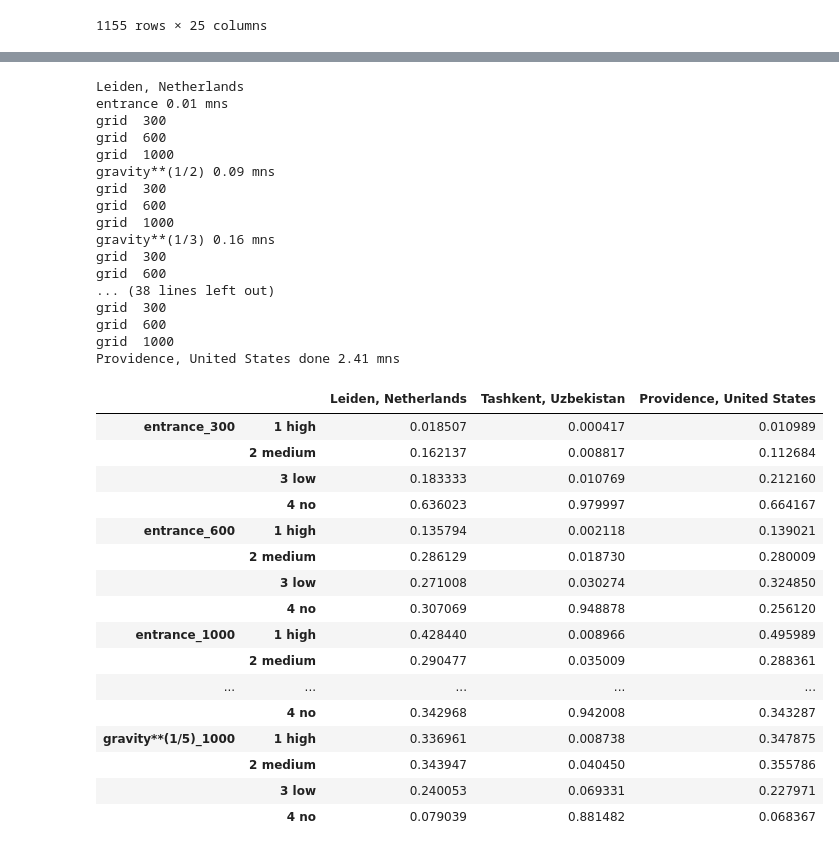
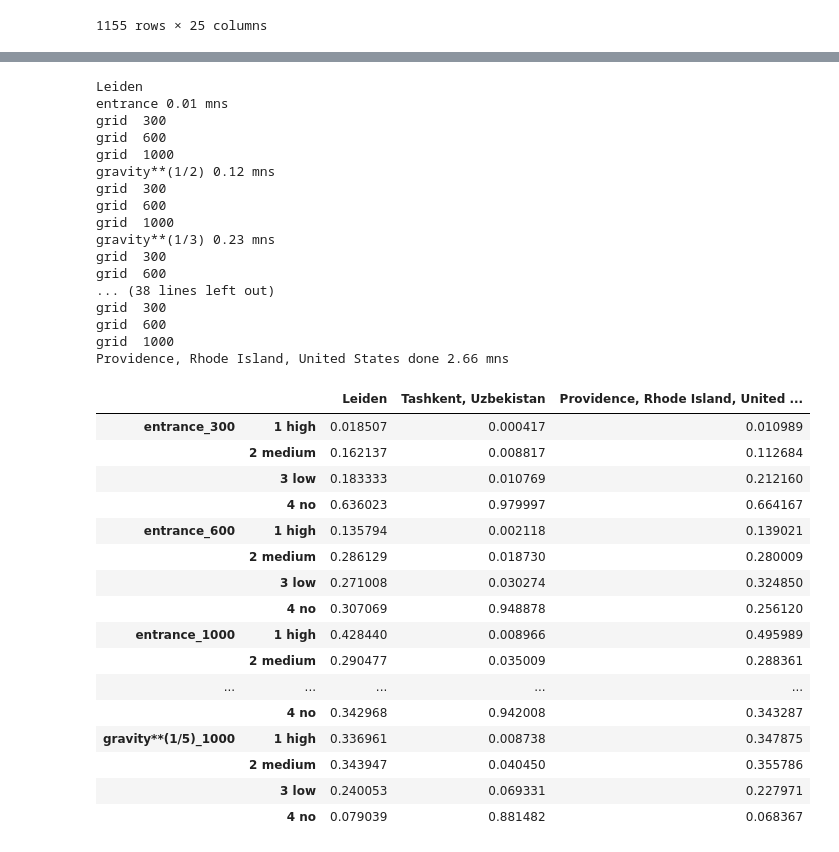
Before and after one commit to Bart-Breekveldt/Urban_Greenspace_Accessibility, a Jupyter notebook: WorldPoP-OSM Gravity Model.ipynb, the cells around one changed output, grey strips where cells are left out. Saved outputs shown, nothing was run; the diff lists cells and outputs as text; code cells hidden in the pictures.

```diff
--- a/WorldPoP-OSM Gravity Model.ipynb
+++ b/WorldPoP-OSM Gravity Model.ipynb
@@ -25,7 +26,7 @@ import georasters as gr
 
 start = time.time()
 
-cities = ['Leiden, Netherlands','Tashkent, Uzbekistan','Providence, United States']
+cities = ['Leiden','Tashkent, Uzbekistan','Providence, Rhode Island, United States']
 
 # Assumptions
 thresholds = [300, 600, 1000] # route threshold in metres. WHO guideline speaks of access within 300m
@@ -99,13 +94,13 @@ USA extracted 1.27 mns
 | 1 | POLYGON ((69.12171 41.26591, 69.1... | 41.398638 | 41.163421 | 69.407783 | 69.121710 | 337169612 | relation | 2216724 | 41.312336 | 69.278708 | ... |
 | 2 | POLYGON ((-71.47267 41.83711, -71... | 41.861801 | 41.772414 | -71.373614 | -71.472667 | 281824009 | relation | 191210 | 41.823989 | -71.412834 | ... |
 # %%
-# Block 2 e
+# Block 2 population grids extraction
 start_time = time.time()
 clips = []
 grids = []
 print('300m resolution grids extraction')
 for i in range(len(cities)):
-    iso = C[cities[i].rsplit(',')[1][1:] == C['name']].iloc[0,1]
+    iso = C[bound_df['display_name'][i].rsplit(',')[-1][1:] == C['name']].iloc[0,1]
     contains = [j for j, x in enumerate(iso_countries) if x == iso][0]
 
     # Clip the city from the country
@@ -118,7 +113,7 @@ for i in range(len(cities)):
     clipped['dissolve_key'] = clipped['row3'].astype(str) +'-'+ clipped['col3'].astype(str)
     clips.append(clipped)
 
-    # Dissolve into 200m by 200m grids
+    # Dissolve into block by block grids
     popgrid = clipped[['dissolve_key','geometry','row3','col3']].dissolve('dissolve_key')
 
     # Get those grids populations and area. Only blocks with population and full blocks
@@ -466,9 +457,6 @@ for l in range(len(cities)):
             print('of',np.where(i+1 == len3, len2 % block * block, len1*block) ,
                                 'within a Gravity model variant in one of',thresholds,'m threshold:',len(mat_df))
 
-        # Checks the number of the parks within 1000m.
-        len_mat = len_mat + len(mat_df)
-
     # Renaming columns
     print('total combinations within distance',len_mat)
 
@@ -477,6 +465,7 @@ for l in range(len(cities)):
                       'Park_No','Parkroad_osmid','Park_geom','Parkroad_coords_centroid','Parkroad_m_centroid',
                       'park_lon','park_lat','size_infl_proot2','size_infl_proot3','size_infl_proot5',
                       'parkshare_walked','park_area','walk_area_m2']
+
     output = output[['raw euclidean','size_infl_eucl2','size_infl_eucl3','size_infl_eucl5',
                      'Grid_No','Park_entry_No','Grid_coords_centroid','Grid_m_centroid',
                       'Park_No','Parkroad_osmid','Park_geom','Parkroad_coords_centroid','Parkroad_m_centroid',
@@ -584,7 +573,7 @@ for j in range(len(cities)):
                 shortest = nx.shortest_path(Graph, gridnode[i], parknode[i], 'travel_dist', method = 'dijkstra')
                 s_mat.append(shortest)
                 shortest_to = list(shortest[1:len(shortest)])
-                shortest_to.append(0)
+                shortest_to.append(-1)
                 s_mat1.append(shortest_to)
                 s_mat2.append(list(np.repeat(i+block*k, len(shortest))))
                 s_mat3.append(list(np.arange(0, len(shortest))))
@@ -595,7 +584,7 @@ for j in range(len(cities)):
                     shortest = nx.shortest_path(Graph, parknode[i], gridnode[i], 'travel_dist', method = 'dijkstra')
                     s_mat.append(shortest)
                     shortest_to = list(shortest[1:len(shortest)])
-                    shortest_to.append(0)
+                    shortest_to.append(-1)
                     s_mat1.append(shortest_to)
                     s_mat2.append(list(np.repeat(i+block*k, len(shortest))))
                     s_mat3.append(list(np.arange(0, len(shortest))))
@@ -645,7 +634,7 @@ for j in range(len(cities)):
                                         alt_route.append(nx.shortest_path(Graph, g_grid, g_park,
                                                                           'travel_dist', method = 'dijkstra'))
                                     except:
-                                        if len3 == 10:
+                                        if len3 == nearest_node_iterations:
                                             print(i+block*k,'No route between grid and park-entry and both their 10 alternatives')
                                             pass
                                         pass
@@ -656,7 +645,7 @@ for j in range(len(cities)):
 
                         s_mat.append(alt_route[0])
                         shortest_to = list(alt_route[0][1:len(alt_route[0])])
-                        shortest_to.append(0)
+                        shortest_to.append(-1)
                         s_mat1.append(shortest_to)
                         s_mat2.append(list(np.repeat(i+block*k,len4)))
                         s_mat3.append(list(np.arange(0, len4)))
@@ -705,8 +694,8 @@ for j in range(len(cities)):
         routes2 = pd.merge(routes2, CityRoad[['Grid_No','Park_No','Park_entry_No','grid_entry_dist','Parkroad_osmid',
                                               'grid_osm','walk_area_m2','size_infl_proot2','size_infl_proot3',
                                               'size_infl_proot5','raw euclidean']],
+                                                left_index = True, right_index = True)
 
-                            left_index = True, right_index = True)
         routes2['raw_total_cost'] = routes2['route_cost'] + routes2['grid_entry_dist']
         routes2['grav2_total_cost'] = (routes2['route_cost'] + routes2['grid_entry_dist']) / routes2['size_infl_proot2']
         routes2['grav3_total_cost'] = (routes2['route_cost'] + routes2['grid_entry_dist']) / routes2['size_infl_proot3']
@@ -809,14 +798,15 @@ for n in range(len(cities)):
             thold[adj_score] = thold[score] * ((math.pi*600**2) / (math.pi*t**2)) / (600/t)
             thold['walk_area_ha' + str2] = locals()[str1]['walk_area_m2'] /10000
             thold['walkha_person' + str2] = thold['population'] / thold['walk_area_ha' + str2]
-            #thold = thold[thold[score] > 0]
 
             # Join the gridpark information from before.
             locals()[str1] = locals()[str1].join(thold[[score,'pop' + score,adj_score,'walk_area_ha' + str2, 'walkha_person' + str2]])
             # get the grid_scores
             gs = pd.DataFrame()
-            gs[[score,'pop_' + score,adj_score,'walkha_' + score,'walkha_person_' + score]] = locals()[str1].groupby(
-                    'Grid_No')[score,'pop' + score, adj_score, 'walk_area_ha' + str2, 'walkha_person' + str2].sum()
+            gs[[score,'pop_' + score,adj_score,'walkha_' + str2]] = locals()[str1].groupby(
+                    'Grid_No')[score,'pop' + score, adj_score, 'walk_area_ha' + str2].sum()
+
+            gs['walkha_person_' + score] = locals()[str1].groupby('Grid_No')['walkha_person' + str2].mean()
 
             trstr = locals()[str1][locals()[str1][score] > 0]
             gs[score + '_parks'] = trstr.groupby('Grid_No')['gridpark_no'].count()
@@ -844,6 +834,10 @@ for n in range(len(cities)):
             grdsc = pd.concat([grdsc, gs], axis = 1)
 
             gs = gpd.GeoDataFrame(gs, geometry = score + '_routes', crs = 4326)
+
+            if not os.path.exists('D:Dumps/Scores output WP-OSM/'+str(grid_block_size)+'m grids/Grid_lines/'):
+                os.makedirs('D:Dumps/Scores output WP-OSM/'+str(grid_block_size)+'m grids/Grid_lines/')
+
             gs.to_file('D:Dumps/Scores output WP-OSM/'+str(grid_block_size)+'m grids/Grid_lines/gridscore_'+ l1[i] + '_' + str2 + '_' + cities[n] + '.shp')
 
             gsc = gs.loc[:,~gs.columns.isin([score + '_routes'])]
@@ -863,11 +857,19 @@ for n in range(len(cities)):
 
         gridsc = gridsc.join(grids[n]['geometry'])
         gridsc = gpd.GeoDataFrame(gridsc, geometry = 'geometry', crs = 4326)
+
+        if not os.path.exists('D:Dumps/Scores output WP-OSM/'+str(grid_block_size)+'m grids/Grid_geoms/'):
+            os.makedirs('D:Dumps/Scores output WP-OSM/'+str(grid_block_size)+'m grids/Grid_geoms/')
+
         gridsc.to_file('D:Dumps/Scores output WP-OSM/'+str(grid_block_size)+'m grids/Grid_geoms/gridscore_'+ l1[i] + '_' + cities[n] + '.shp')
 
         # Detailed scores to files number of cities * ways to measure = number of files.
         # Different threshold-scores are in the same dataframe
         gridsc = gridsc.loc[:, gridsc.columns!='geometry']
+
+        if not os.path.exists('D:Dumps/Scores output WP-OSM/'+str(grid_block_size)+'m grids/Grid_csv/'):
+            os.makedirs('D:Dumps/Scores output WP-OSM/'+str(grid_block_size)+'m grids/Grid_csv/')
+
         gridsc.to_csv('D:/Dumps/Scores output WP-OSM/'+str(grid_block_size)+'m grids/Grid_csv/gridscore_'+ l1[i] + '_' + cities[n] + '.csv')
         gridparks.append(locals()[str1])
 
@@ -877,38 +879,38 @@ for n in range(len(cities)):
     popgrid_access = popgrid_access / popgrid_access.sum()
     popgrid_access = pd.DataFrame(popgrid_access.unstack())
     popg_acc = pd.concat([popg_acc, popgrid_access], axis = 1)
 
     adj_popgrid_access = adj_popgrid_access / adj_popgrid_access.sum()
     adj_popgrid_access = pd.DataFrame(adj_popgrid_access.unstack())
     adj_popg_acc = pd.concat([adj_popg_acc, adj_popgrid_access], axis = 1)
 
     print(cities[n],'done', round((time.time() - start_time) / 60,2), 'mns')
 popg_acc.columns = cities
 adj_popg_acc.columns = cities
 
 popg_acc.to_csv('D:/Dumps/Scores output WP-OSM/'+str(grid_block_size)+'m grids/popgrid_access.csv')
 adj_popg_acc.to_csv('D:/Dumps/Scores output WP-OSM/'+str(grid_block_size)+'m grids/radius-euclidean adjusted popgrid access.csv')
 
 popg_acc
 # %% [output]
-Leiden, Netherlands
+Leiden
 entrance 0.01 mns
 grid  300
 grid  600
 grid  1000
-gravity**(1/2) 0.09 mns
+gravity**(1/2) 0.12 mns
 grid  300
 grid  600
 grid  1000
-gravity**(1/3) 0.16 mns
+gravity**(1/3) 0.23 mns
 grid  300
 grid  600
 ... (38 lines left out)
 grid  300
 grid  600
 grid  1000
-Providence, United States done 2.41 mns
+Providence, Rhode Island, United States done 2.66 mns
-|  |  | Leiden, Netherlands | Tashkent, Uzbekistan | Providence, United States |
+|  |  | Leiden | Tashkent, Uzbekistan | Providence, Rhode Island, United ... |
 | entrance_300 | 1 high | 0.018507 | 0.000417 | 0.010989 |
 |  | 2 medium | 0.162137 | 0.008817 | 0.112684 |
 |  | 3 low | 0.183333 | 0.010769 | 0.212160 |
```
Also changed, not shown: parts of 12 cells of this notebook.
